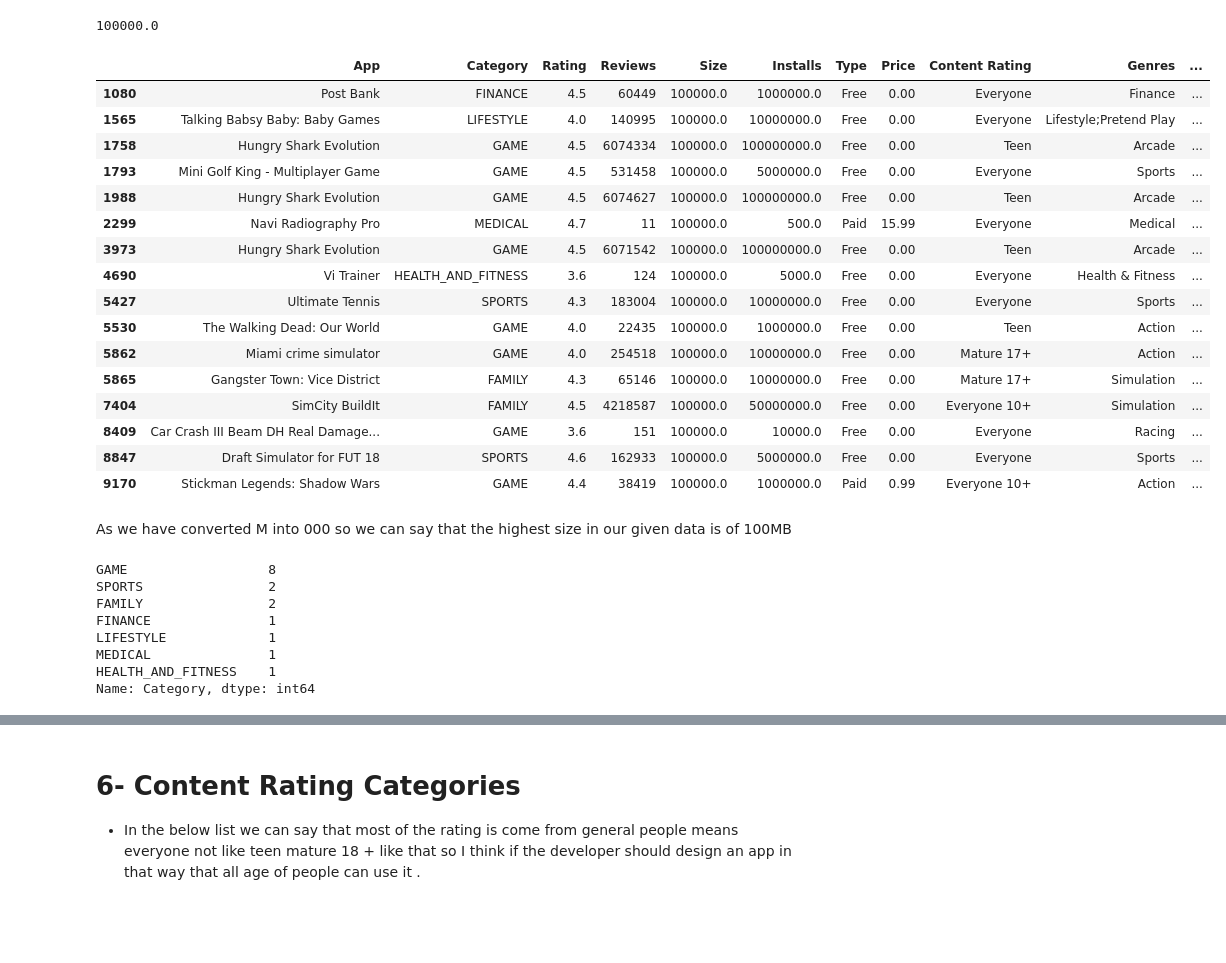
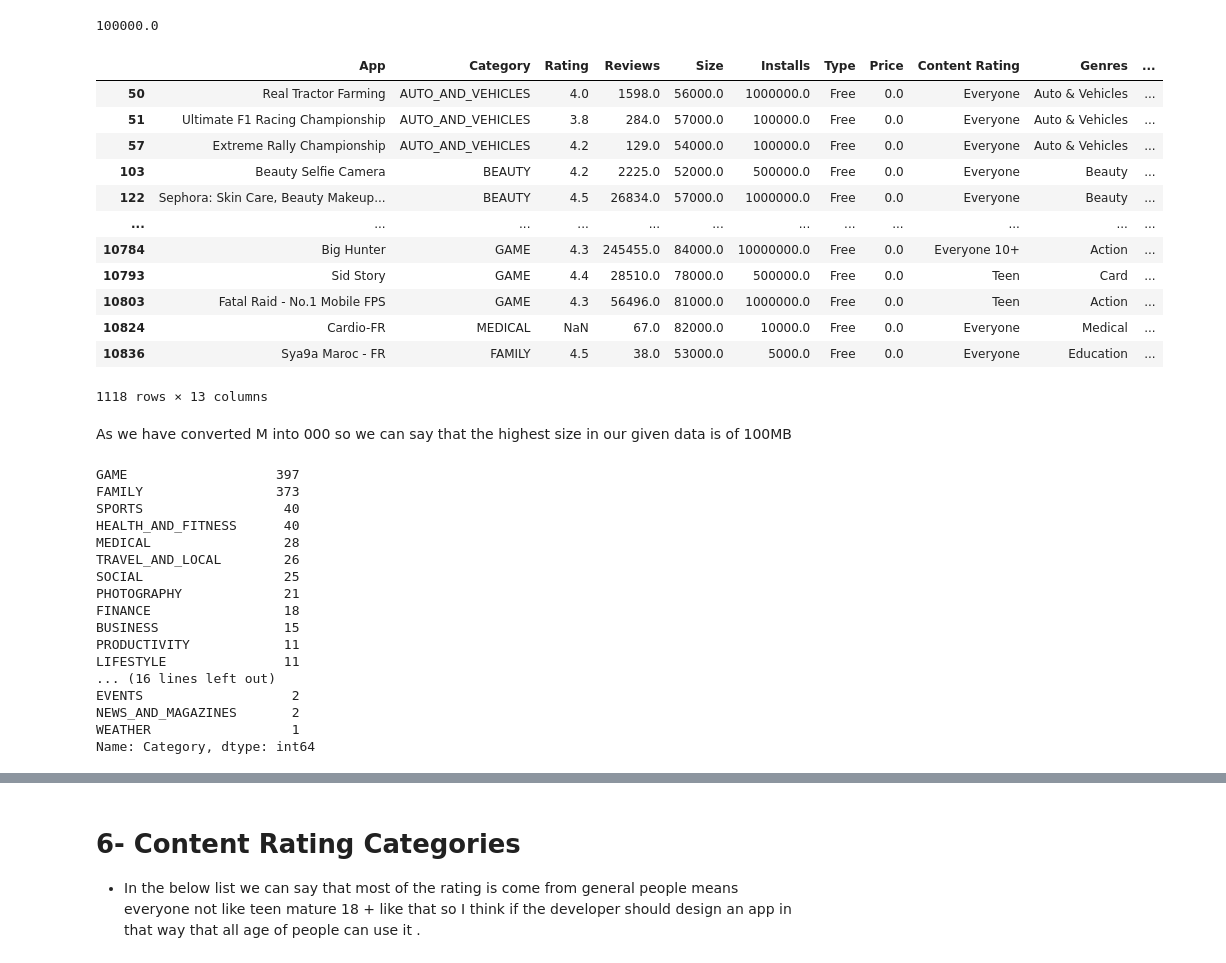
Before and after one commit to abhi-shek-solanki/play-store-data-analysis, a Jupyter notebook: 1stcapston_project_Play_Store_App_Review_Analysis_solution_Capstone_Project.ipynb, the cells around one changed output, grey strips where cells are left out. Cells and saved outputs as stored; diff of their text form; code cells hidden in the pictures; blank space fills up the shorter version.

```diff
--- a/1stcapston_project_Play_Store_App_Review_Analysis_solution_Capstone_Project.ipynb
+++ b/1stcapston_project_Play_Store_App_Review_Analysis_solution_Capstone_Project.ipynb
@@ -256,39 +271,45 @@ highest_MB
 # %% [output]
 100000.0
 # %%
-#lets check which are the apps that are of size 100MB
-size_100MB = play_store_data[(play_store_data["Size"] == 100000)]
-size_100MB
+#lets check which are the apps that are of size 50MB
+size_50MB = play_store_data[(play_store_data["Size"] >= 50000)]
+size_50MB
 # %% [output]
 |  | App | Category | Rating | Reviews | Size | Installs | Type | Price | Content Rating | Genres | ... |
-| 1080 | Post Bank | FINANCE | 4.5 | 60449 | 100000.0 | 1000000.0 | Free | 0.00 | Everyone | Finance | ... |
-| 1565 | Talking Babsy Baby: Baby Games | LIFESTYLE | 4.0 | 140995 | 100000.0 | 10000000.0 | Free | 0.00 | Everyone | Lifestyle;Pretend Play | ... |
-| 1758 | Hungry Shark Evolution | GAME | 4.5 | 6074334 | 100000.0 | 100000000.0 | Free | 0.00 | Teen | Arcade | ... |
-| 1793 | Mini Golf King - Multiplayer Game | GAME | 4.5 | 531458 | 100000.0 | 5000000.0 | Free | 0.00 | Everyone | Sports | ... |
-| 1988 | Hungry Shark Evolution | GAME | 4.5 | 6074627 | 100000.0 | 100000000.0 | Free | 0.00 | Teen | Arcade | ... |
-| 2299 | Navi Radiography Pro | MEDICAL | 4.7 | 11 | 100000.0 | 500.0 | Paid | 15.99 | Everyone | Medical | ... |
-| 3973 | Hungry Shark Evolution | GAME | 4.5 | 6071542 | 100000.0 | 100000000.0 | Free | 0.00 | Teen | Arcade | ... |
-| 4690 | Vi Trainer | HEALTH_AND_FITNESS | 3.6 | 124 | 100000.0 | 5000.0 | Free | 0.00 | Everyone | Health & Fitness | ... |
-| 5427 | Ultimate Tennis | SPORTS | 4.3 | 183004 | 100000.0 | 10000000.0 | Free | 0.00 | Everyone | Sports | ... |
-| 5530 | The Walking Dead: Our World | GAME | 4.0 | 22435 | 100000.0 | 1000000.0 | Free | 0.00 | Teen | Action | ... |
-| 5862 | Miami crime simulator | GAME | 4.0 | 254518 | 100000.0 | 10000000.0 | Free | 0.00 | Mature 17+ | Action | ... |
-| 5865 | Gangster Town: Vice District | FAMILY | 4.3 | 65146 | 100000.0 | 10000000.0 | Free | 0.00 | Mature 17+ | Simulation | ... |
-| 7404 | SimCity BuildIt | FAMILY | 4.5 | 4218587 | 100000.0 | 50000000.0 | Free | 0.00 | Everyone 10+ | Simulation | ... |
-| 8409 | Car Crash III Beam DH Real Damage... | GAME | 3.6 | 151 | 100000.0 | 10000.0 | Free | 0.00 | Everyone | Racing | ... |
-| 8847 | Draft Simulator for FUT 18 | SPORTS | 4.6 | 162933 | 100000.0 | 5000000.0 | Free | 0.00 | Everyone | Sports | ... |
-| 9170 | Stickman Legends: Shadow Wars | GAME | 4.4 | 38419 | 100000.0 | 1000000.0 | Paid | 0.99 | Everyone 10+ | Action | ... |
+| 50 | Real Tractor Farming | AUTO_AND_VEHICLES | 4.0 | 1598.0 | 56000.0 | 1000000.0 | Free | 0.0 | Everyone | Auto & Vehicles | ... |
+| 51 | Ultimate F1 Racing Championship | AUTO_AND_VEHICLES | 3.8 | 284.0 | 57000.0 | 100000.0 | Free | 0.0 | Everyone | Auto & Vehicles | ... |
+| 57 | Extreme Rally Championship | AUTO_AND_VEHICLES | 4.2 | 129.0 | 54000.0 | 100000.0 | Free | 0.0 | Everyone | Auto & Vehicles | ... |
+| 103 | Beauty Selfie Camera | BEAUTY | 4.2 | 2225.0 | 52000.0 | 500000.0 | Free | 0.0 | Everyone | Beauty | ... |
+| 122 | Sephora: Skin Care, Beauty Makeup... | BEAUTY | 4.5 | 26834.0 | 57000.0 | 1000000.0 | Free | 0.0 | Everyone | Beauty | ... |
+| ... | ... | ... | ... | ... | ... | ... | ... | ... | ... | ... | ... |
+| 10784 | Big Hunter | GAME | 4.3 | 245455.0 | 84000.0 | 10000000.0 | Free | 0.0 | Everyone 10+ | Action | ... |
+| 10793 | Sid Story | GAME | 4.4 | 28510.0 | 78000.0 | 500000.0 | Free | 0.0 | Teen | Card | ... |
+| 10803 | Fatal Raid - No.1 Mobile FPS | GAME | 4.3 | 56496.0 | 81000.0 | 1000000.0 | Free | 0.0 | Teen | Action | ... |
+| 10824 | Cardio-FR | MEDICAL | NaN | 67.0 | 82000.0 | 10000.0 | Free | 0.0 | Everyone | Medical | ... |
+| 10836 | Sya9a Maroc - FR | FAMILY | 4.5 | 38.0 | 53000.0 | 5000.0 | Free | 0.0 | Everyone | Education | ... |
+1118 rows × 13 columns
 # %% [markdown]
 As we have converted M into 000 so we can say that the highest size in our given data is of 100MB
 # %%
-most_favourite_category_of_100_mb = size_100MB["Category"].value_counts()
-most_favourite_category_of_100_mb
-#see also in the 100 MB apps most of them are of games category
+most_favourite_category_of_50_mb = size_50MB["Category"].value_counts()
+most_favourite_category_of_50_mb
+#see also in the 50 MB apps most of them are of games category
+# so mostly gaming and family categories got size max above 50 mb
 # %% [output]
-GAME                  8
-SPORTS                2
-FAMILY                2
-FINANCE               1
-LIFESTYLE             1
-MEDICAL               1
-HEALTH_AND_FITNESS    1
+GAME                   397
+FAMILY                 373
+SPORTS                  40
+HEALTH_AND_FITNESS      40
+MEDICAL                 28
+TRAVEL_AND_LOCAL        26
+SOCIAL                  25
+PHOTOGRAPHY             21
+FINANCE                 18
+BUSINESS                15
+PRODUCTIVITY            11
+LIFESTYLE               11
+... (16 lines left out)
+EVENTS                   2
+NEWS_AND_MAGAZINES       2
+WEATHER                  1
 Name: Category, dtype: int64
```
Also changed, not shown: parts of 24 cells of this notebook.
